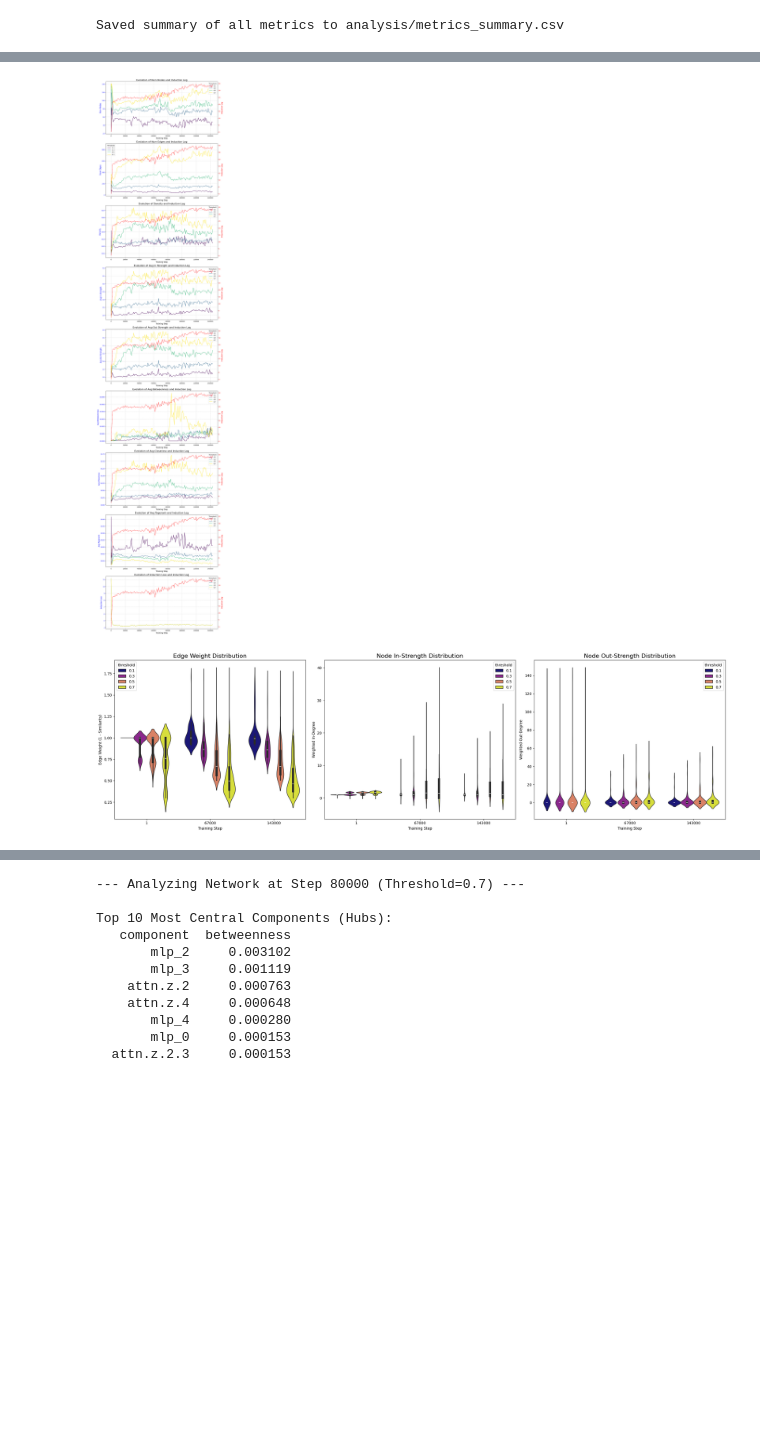
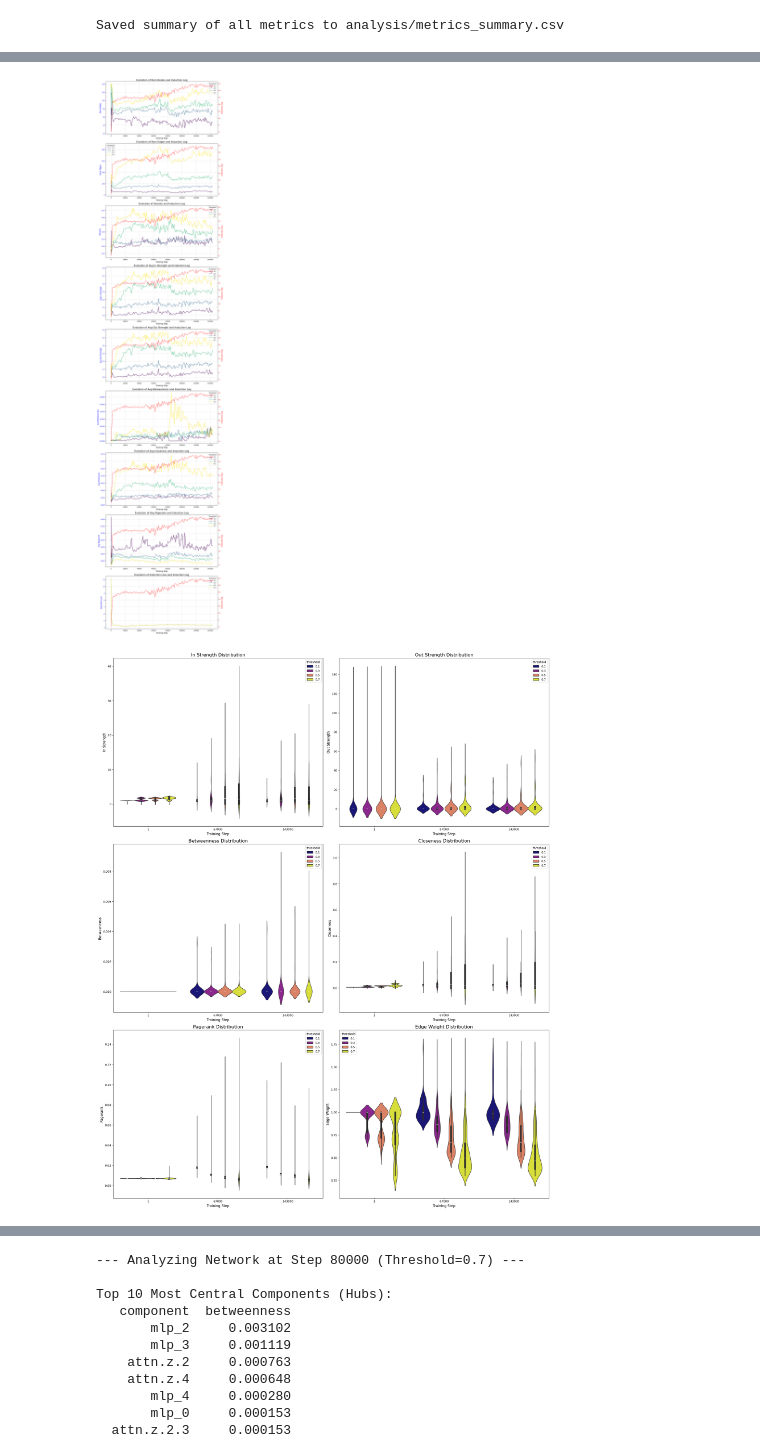
Before and after one commit to eliroc98/nnets-transformers, a Jupyter notebook: graph_analysis.ipynb, the cells around one changed output, grey strips where cells are left out. Drawn from its saved outputs; the diff is of its cells as text; code cells hidden in the pictures; blank space fills up the shorter version.

Commit message:
new plots

```diff
--- a/graph_analysis.ipynb
+++ b/graph_analysis.ipynb
@@ -294,9 +311,9 @@ Index(['step', 'threshold', 'num_nodes', 'num_edges', 'density',
 # %%
 # Generate plots
 df_metrics_plot = df_metrics[df_metrics['threshold']<0.9]
 plot_metrics_over_time(df_metrics_plot, OUTPUT_DIR)
-plot_weight_and_strength_distributions(df_metrics_plot, OUTPUT_DIR)
+plot_all_distributions(df_metrics_plot, OUTPUT_DIR)
 # %% [output]
 [figure]
-[figure, old version]
+[figure, new version]
 # %%
```
Also changed, not shown: parts of 6 cells of this notebook.
